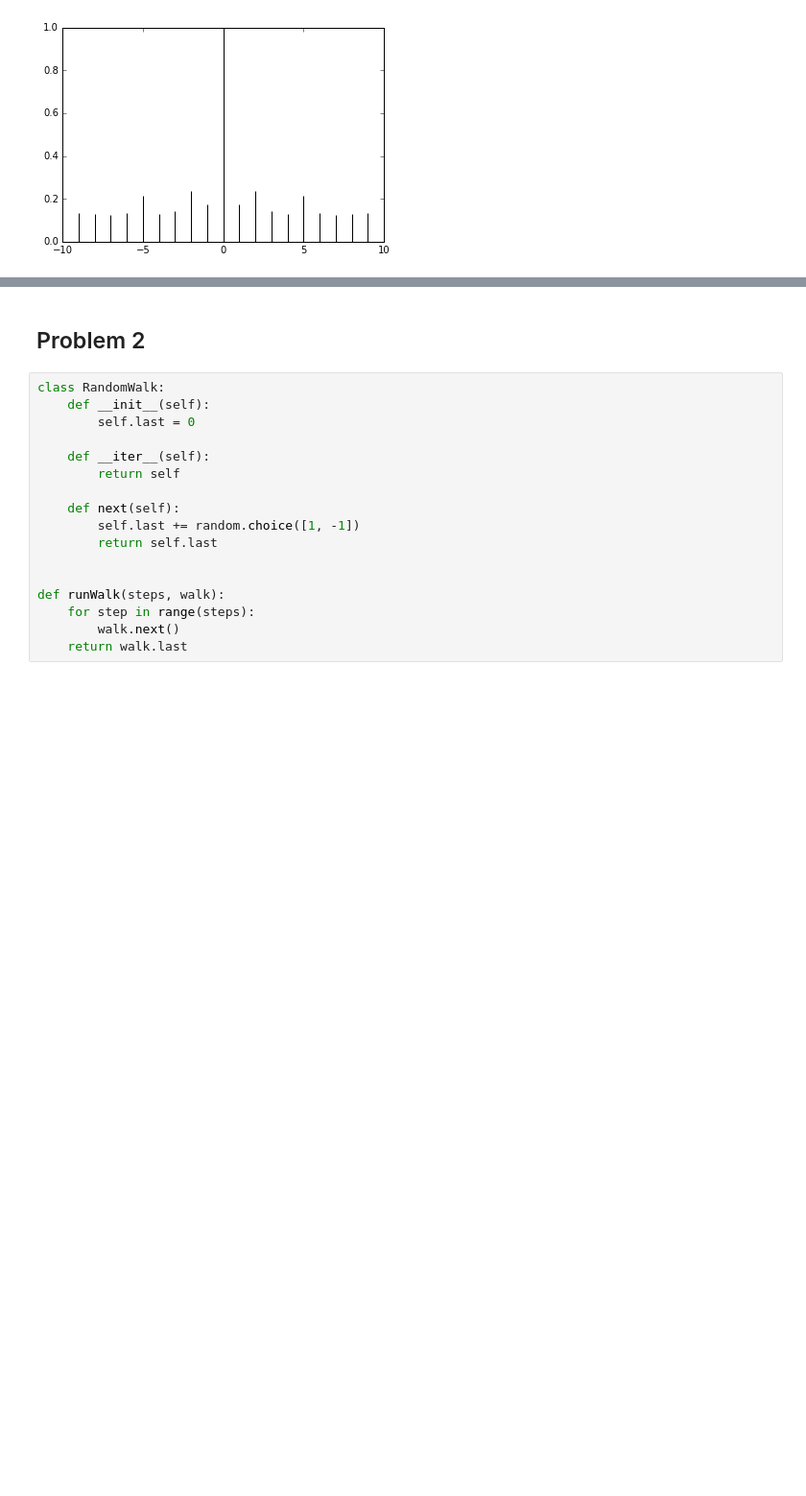
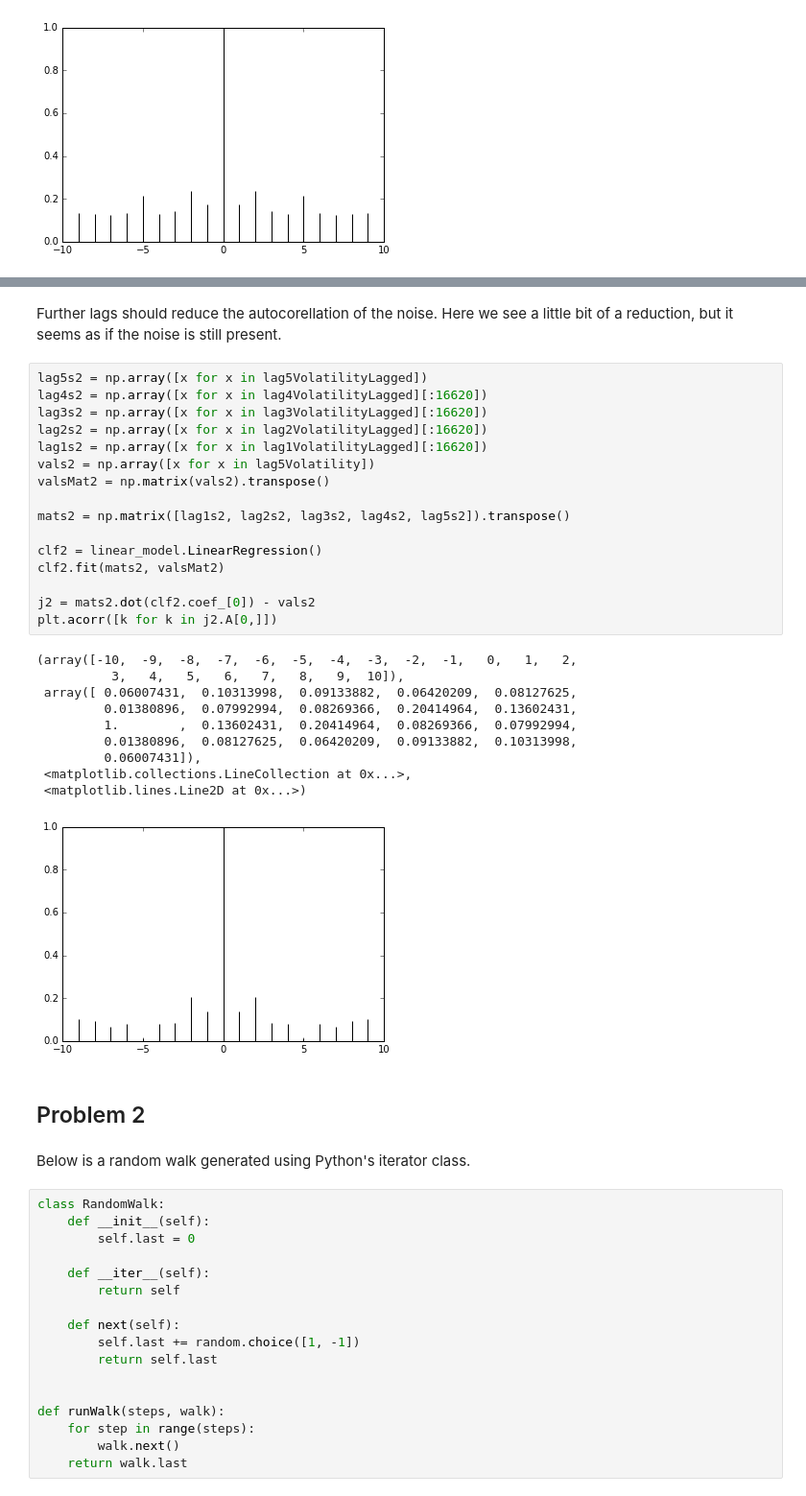
Before and after one commit to jfarid27/econ-phys, a Jupyter notebook: HW2.ipynb, the cells around one changed output, grey strips where cells are left out. Shown: that part at 96% size. Drawn from its saved outputs; the diff is of its cells as text; blank space fills up the shorter version.

```diff
--- a/HW2.ipynb
+++ b/HW2.ipynb
@@ -72,5 +111,36 @@ plt.acorr(volatility)
+# %% [markdown]
+Further lags should reduce the autocorellation of the noise. Here we see a little bit of a reduction, but it seems as if the noise is still present.
+# %%
+lag5s2 = np.array([x for x in lag5VolatilityLagged])
+lag4s2 = np.array([x for x in lag4VolatilityLagged][:16620])
+lag3s2 = np.array([x for x in lag3VolatilityLagged][:16620])
+lag2s2 = np.array([x for x in lag2VolatilityLagged][:16620])
+lag1s2 = np.array([x for x in lag1VolatilityLagged][:16620])
+vals2 = np.array([x for x in lag5Volatility])
+valsMat2 = np.matrix(vals2).transpose()
+
+mats2 = np.matrix([lag1s2, lag2s2, lag3s2, lag4s2, lag5s2]).transpose()
+
+clf2 = linear_model.LinearRegression()
+clf2.fit(mats2, valsMat2)
+
+j2 = mats2.dot(clf2.coef_[0]) - vals2
+plt.acorr([k for k in j2.A[0,]])
+# %% [output]
+(array([-10,  -9,  -8,  -7,  -6,  -5,  -4,  -3,  -2,  -1,   0,   1,   2,
+          3,   4,   5,   6,   7,   8,   9,  10]),
+ array([ 0.06007431,  0.10313998,  0.09133882,  0.06420209,  0.08127625,
+         0.01380896,  0.07992994,  0.08269366,  0.20414964,  0.13602431,
+         1.        ,  0.13602431,  0.20414964,  0.08269366,  0.07992994,
+         0.01380896,  0.08127625,  0.06420209,  0.09133882,  0.10313998,
+         0.06007431]),
+ <matplotlib.collections.LineCollection at 0x...>,
+ <matplotlib.lines.Line2D at 0x...>)
+[figure, added]
 # %% [markdown]
 ## Problem 2
+# %% [markdown]
+Below is a random walk generated using Python's iterator class.
 # %%
 class RandomWalk:
     def __init__(self):
```
Also changed, not shown: parts of 11 cells of this notebook.
